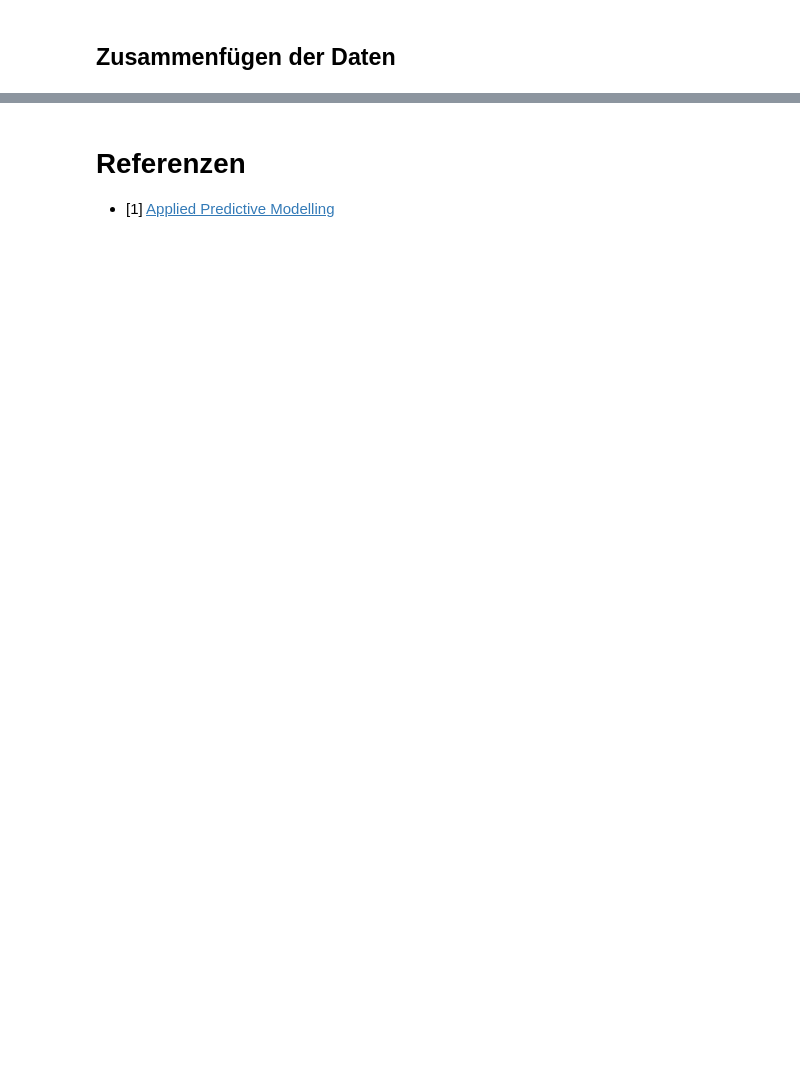
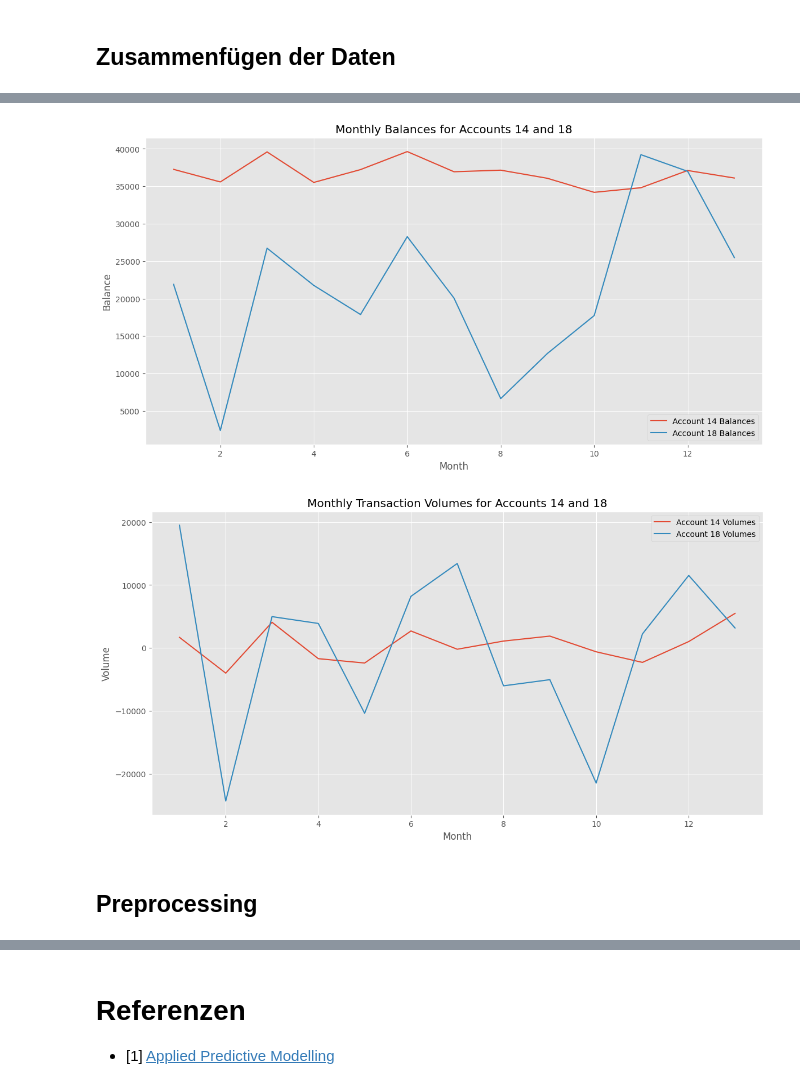
Before and after one commit to etiiiR/fhnw_aml, a Jupyter notebook: AML_MC.ipynb, the cells around one changed output, grey strips where cells are left out. Cells and saved outputs as stored; diff of their text form; code cells hidden in the pictures; blank space fills up the shorter version.

```diff
--- a/AML_MC.ipynb
+++ b/AML_MC.ipynb
@@ -1046,0 +1394,43 @@ X = pd.merge(static_data, transactions_rolled_up, on='account_id')
+# %%
+# Filter the data for accounts 14 and 18
+account_data = X[X['account_id'].isin([14, 18])]
+# Reshape the DataFrame for easier plotting
+months = [f"Month {i}" for i in range(1, 14)]
+balances = [f"balance_{i}" for i in range(1, 14)]
+volumes = [f"volume_{i}" for i in range(1, 14)]
+
+# Melt the DataFrame for balances and volumes
+balance_data = account_data.melt(id_vars='account_id', value_vars=balances, var_name='Month', value_name='Balance')
+volume_data = account_data.melt(id_vars='account_id', value_vars=volumes, var_name='Month', value_name='Volume')
+
+# Convert 'Month' from string to integer for proper sorting
+balance_data['Month'] = balance_data['Month'].str.extract('(\d+)').astype(int)
+volume_data['Month'] = volume_data['Month'].str.extract('(\d+)').astype(int)
+
+# Sort data by account and month
+balance_data = balance_data.sort_values(by=['account_id', 'Month'])
+volume_data = volume_data.sort_values(by=['account_id', 'Month'])
+# Plotting balance data
+plt.figure(figsize=(14, 7))
+for key, grp in balance_data.groupby('account_id'):
+    plt.plot(grp['Month'], grp['Balance'], label=f'Account {key} Balances')
+plt.title('Monthly Balances for Accounts 14 and 18')
+plt.xlabel('Month')
+plt.ylabel('Balance')
+plt.legend()
+plt.show()
+
+# Plotting volume data
+plt.figure(figsize=(14, 7))
+for key, grp in volume_data.groupby('account_id'):
+    plt.plot(grp['Month'], grp['Volume'], label=f'Account {key} Volumes')
+plt.title('Monthly Transaction Volumes for Accounts 14 and 18')
+plt.xlabel('Month')
+plt.ylabel('Volume')
+plt.legend()
+plt.show()
+# %% [output]
+[figure, added]
+[figure, added]
+# %% [markdown]
+## Preprocessing
```
Also changed, not shown: parts of 61 cells of this notebook, 3 other files.
